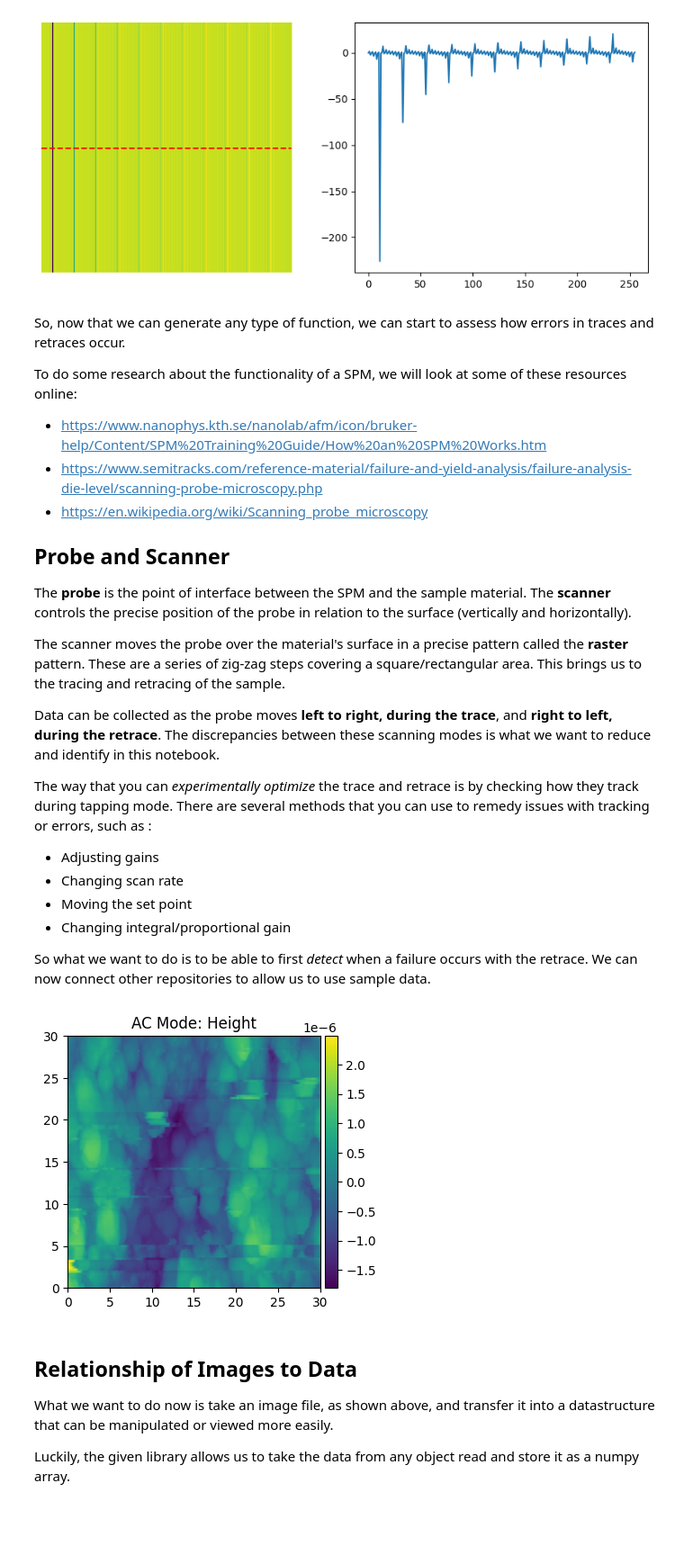
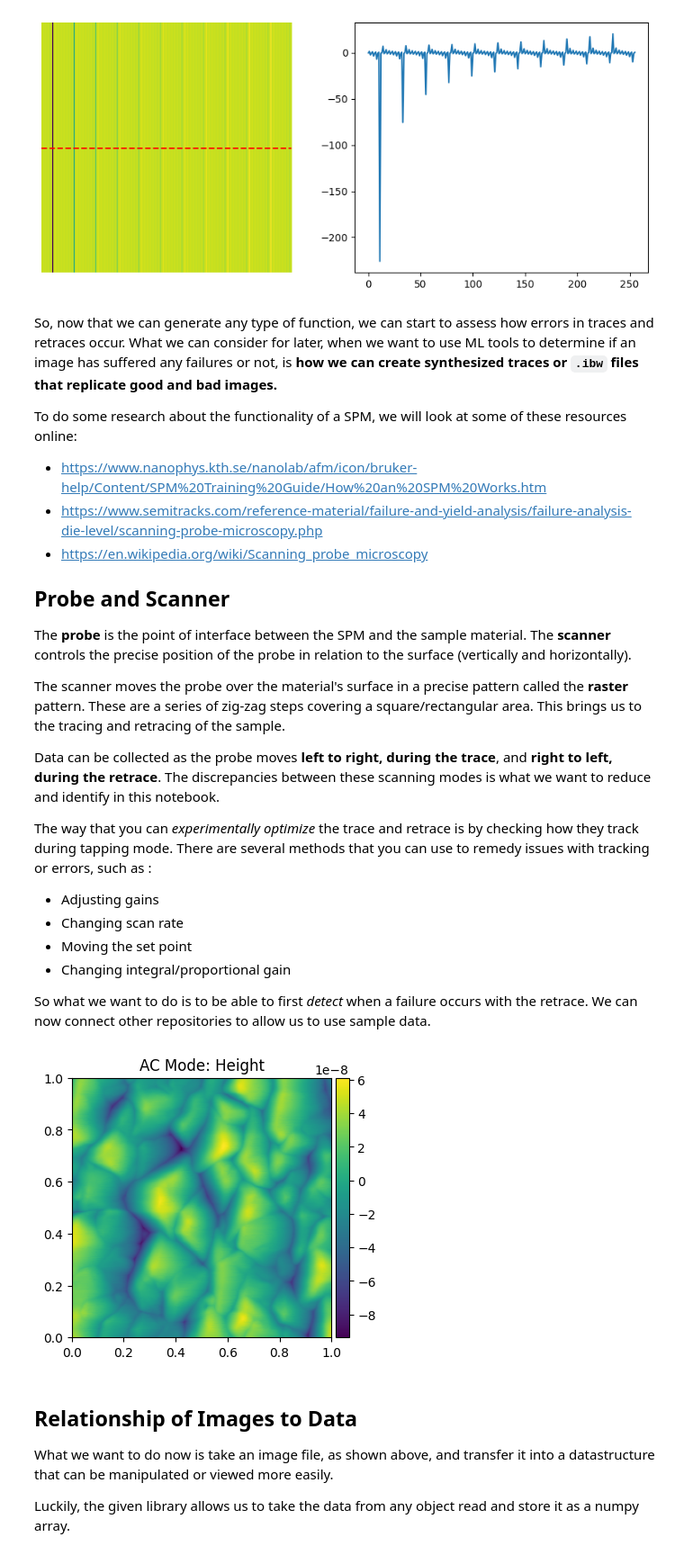
Before and after one commit to colinedsall/ofdspm, a Jupyter notebook: simulator.ipynb, the cells around one changed output. Shown at 90% size. Cells and saved outputs as stored; diff of their text form; code cells hidden in the pictures; blank space fills up the shorter version.

```diff
--- a/simulator.ipynb
+++ b/simulator.ipynb
@@ -116,7 +116,7 @@ array([[ 0.        ,  1.55740772, -2.18503986, ..., -9.79006006,
         -0.50671472,  0.58725445]], shape=(256, 256))
 [figure]
 # %% [markdown]
-So, now that we can generate any type of function, we can start to assess how errors in traces and retraces occur.
+So, now that we can generate any type of function, we can start to assess how errors in traces and retraces occur. What we can consider for later, when we want to use ML tools to determine if an image has suffered any failures or not, is **how we can create synthesized traces or `.ibw` files that replicate good and bad images.**
 
 To do some research about the functionality of a SPM, we will look at some of these resources online:
 + https://www.nanophys.kth.se/nanolab/afm/icon/bruker-help/Content/SPM%20Training%20Guide/How%20an%20SPM%20Works.htm
@@ -141,16 +141,16 @@ So what we want to do is to be able to first *detect* when a failure occurs with
 # %%
 import aespm.tools as at
 
 """
 You can either collect a series of .ibw files in a folder and load them using:
 display_ibw_folder(folder, mode=None, key=['Height'], cmaps=None, paras=None, save=None, **kwargs):
 
 Otherwise it is recommended that you use the single-ibw function:
 """
-file = "sample_data/bad_images/PositionC_30Cs70M0000.ibw"
+file = "sample_data/good_images/WTV_Loc010_0001.ibw"
 at.display_ibw(file, key = ['Height'])
 # %% [output]
-[figure, old version]
+[figure, new version]
 # %% [markdown]
 ## Relationship of Images to Data
 What we want to do now is take an image file, as shown above, and transfer it into a datastructure that can be manipulated or viewed more easily.
```
Also changed, not shown: parts of 7 cells of this notebook.
